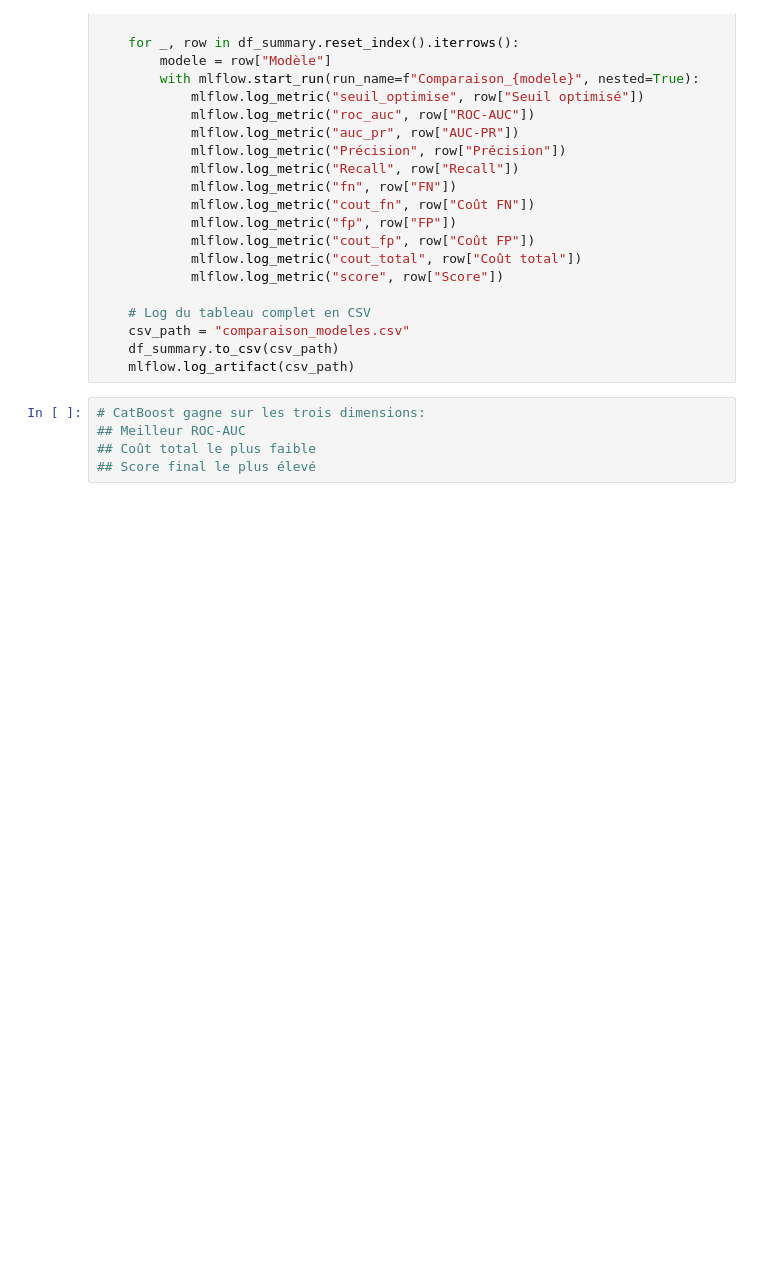
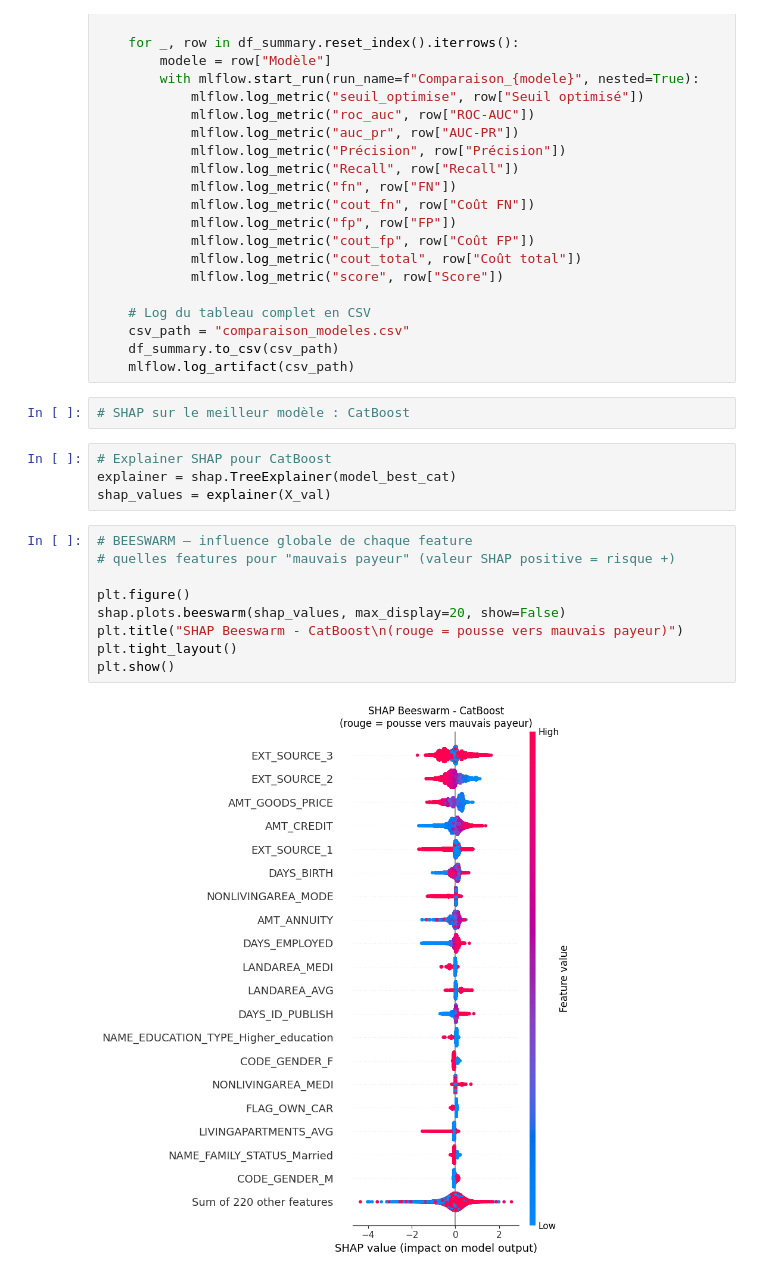
Before and after one commit to christophesallessacareau-boop/Initiez_vous_au_ML_Ops, a Jupyter notebook: main.ipynb, the cells around one changed output. Drawn from its saved outputs; the diff is of its cells as text; blank space fills up the shorter version.

Commit message:
finalisation main.ipynb des meilleurs modele et ajout de SHAP

```diff
--- a/main.ipynb
+++ b/main.ipynb
@@ -1611,8 +1685,20 @@ with mlflow.start_run(run_name="Comparaison_3_Modeles"):
     csv_path = "comparaison_modeles.csv"
     df_summary.to_csv(csv_path)
     mlflow.log_artifact(csv_path)
-# %%
-# CatBoost gagne sur les trois dimensions:
-## Meilleur ROC-AUC
-## Coût total le plus faible
-## Score final le plus élevé
+# %%
+# SHAP sur le meilleur modèle : CatBoost
+# %%
+# Explainer SHAP pour CatBoost
+explainer = shap.TreeExplainer(model_best_cat)
+shap_values = explainer(X_val)
+# %%
+# BEESWARM — influence globale de chaque feature
+# quelles features pour "mauvais payeur" (valeur SHAP positive = risque +)
+
+plt.figure()
+shap.plots.beeswarm(shap_values, max_display=20, show=False)
+plt.title("SHAP Beeswarm - CatBoost\n(rouge = pousse vers mauvais payeur)")
+plt.tight_layout()
+plt.show()
+# %% [output]
+[figure, added]
```
Also changed, not shown: parts of 18 cells of this notebook, 1 other file.
